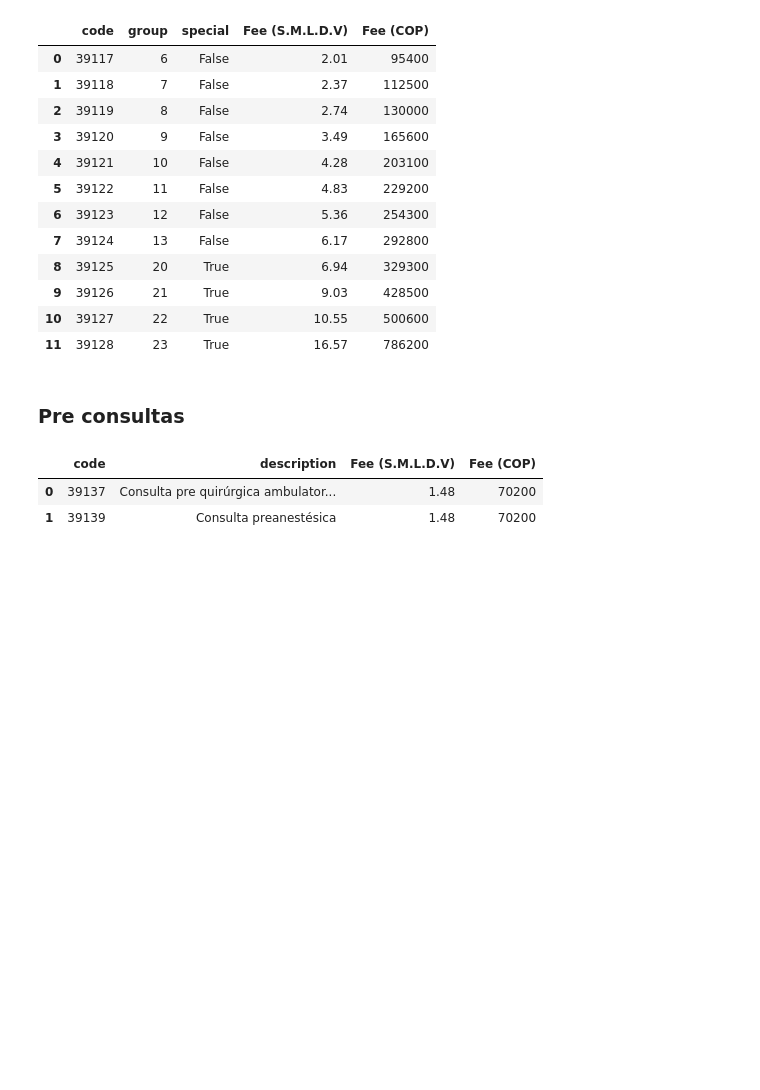
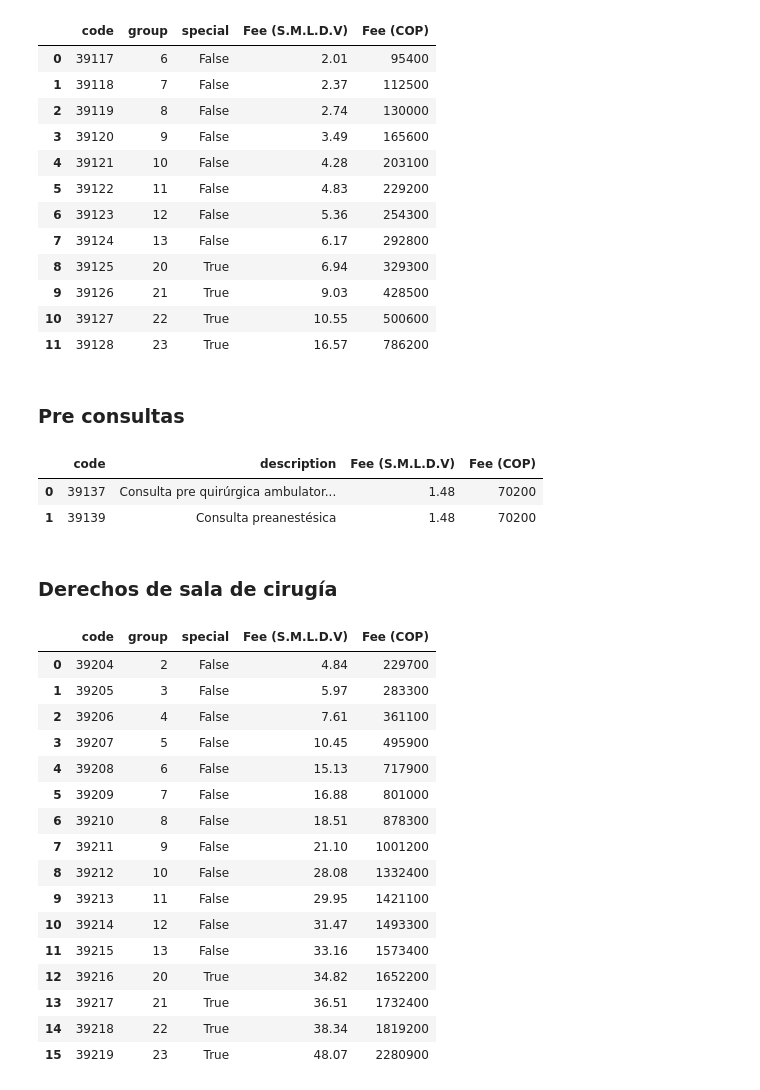
Before and after one commit to smaje99/soat-traffic-extractor-cidti, a Jupyter notebook: notebooks/extract_cap3.ipynb, the cells around one changed output. Drawn from its saved outputs; the diff is of its cells as text; code cells hidden in the pictures; blank space fills up the shorter version.

```diff
--- a/notebooks/extract_cap3.ipynb
+++ b/notebooks/extract_cap3.ipynb
@@ -300,3 +300,52 @@ pd.DataFrame(records)
 |  | code | description | Fee (S.M.L.D.V) | Fee (COP) |
 | 0 | 39137 | Consulta pre quirúrgica ambulator... | 1.48 | 70200 |
 | 1 | 39139 | Consulta preanestésica | 1.48 | 70200 |
+# %% [markdown]
+### Derechos de sala de cirugía
+# %%
+records: list[dict[str, Any]] = []
+
+with pdfplumber.open(pdf_path) as pdf:
+  page = pdf.pages[99:100][0].extract_text()
+  match = re.search(r"39204", page)
+  lines = page[match.start() :].split("\n") if match else []
+  rows = lines[0:16]
+
+  def get_record(row: str) -> dict[str, Any]:
+    """Extracts a record from a row of text."""
+    row_match = re.match(
+      r"^(\d{5})\s+(Grupo\s+(?:\d+|especial\s+\d+))\s+([\d,]+)\s+([\d\.]+)$",
+      row,
+      re.IGNORECASE,
+    )
+    if not row_match:
+      return {}
+    return {
+      "code": int(row_match.group(1)),
+      "group": int(row_match.group(2).split()[-1]),
+      "special": str(row_match.group(2)).find("especial") != -1,
+      "Fee (S.M.L.D.V)": float(row_match.group(3).replace(",", ".")),
+      "Fee (COP)": int(row_match.group(4).replace(".", "")),
+    }
+
+  records = list(map(get_record, rows))
+
+pd.DataFrame(records)
+# %% [output]
+|  | code | group | special | Fee (S.M.L.D.V) | Fee (COP) |
+| 0 | 39204 | 2 | False | 4.84 | 229700 |
+| 1 | 39205 | 3 | False | 5.97 | 283300 |
+| 2 | 39206 | 4 | False | 7.61 | 361100 |
+| 3 | 39207 | 5 | False | 10.45 | 495900 |
+| 4 | 39208 | 6 | False | 15.13 | 717900 |
+| 5 | 39209 | 7 | False | 16.88 | 801000 |
+| 6 | 39210 | 8 | False | 18.51 | 878300 |
+| 7 | 39211 | 9 | False | 21.10 | 1001200 |
+| 8 | 39212 | 10 | False | 28.08 | 1332400 |
+| 9 | 39213 | 11 | False | 29.95 | 1421100 |
+| 10 | 39214 | 12 | False | 31.47 | 1493300 |
+| 11 | 39215 | 13 | False | 33.16 | 1573400 |
+| 12 | 39216 | 20 | True | 34.82 | 1652200 |
+| 13 | 39217 | 21 | True | 36.51 | 1732400 |
+| 14 | 39218 | 22 | True | 38.34 | 1819200 |
+| 15 | 39219 | 23 | True | 48.07 | 2280900 |
```
